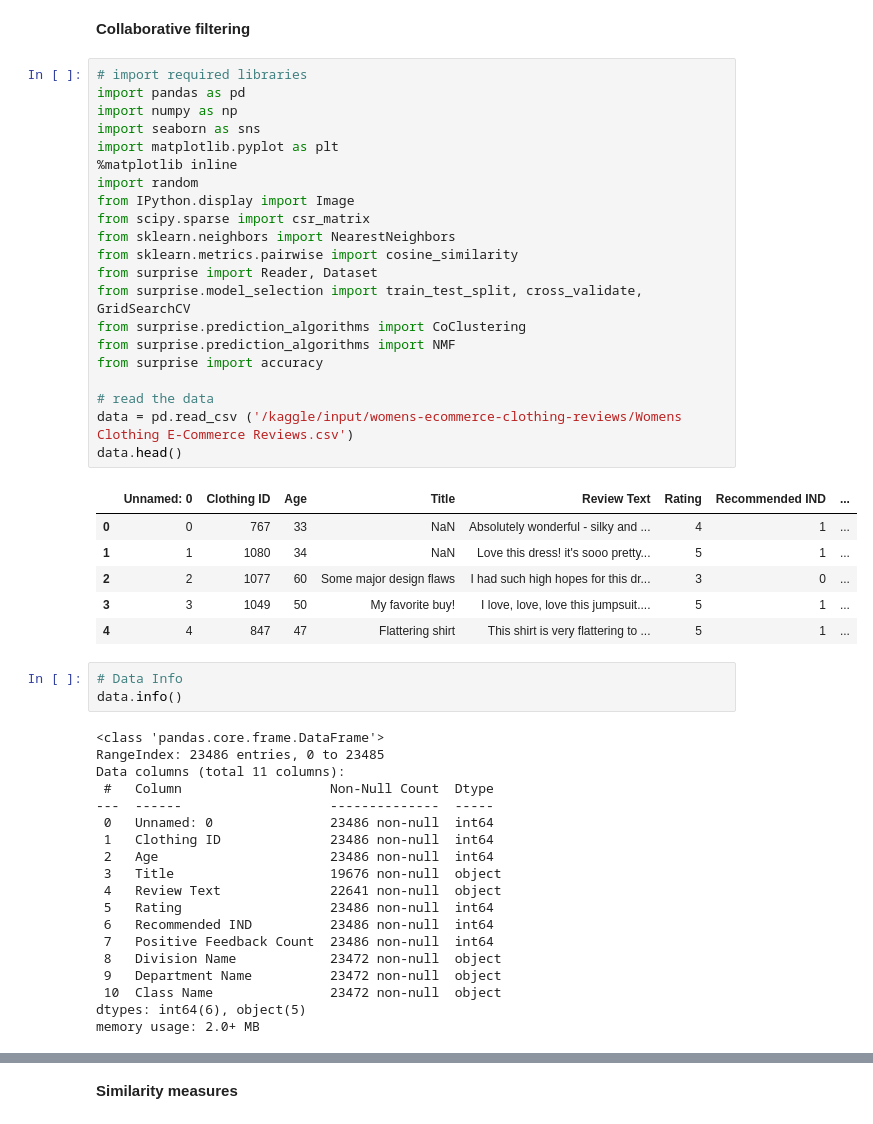
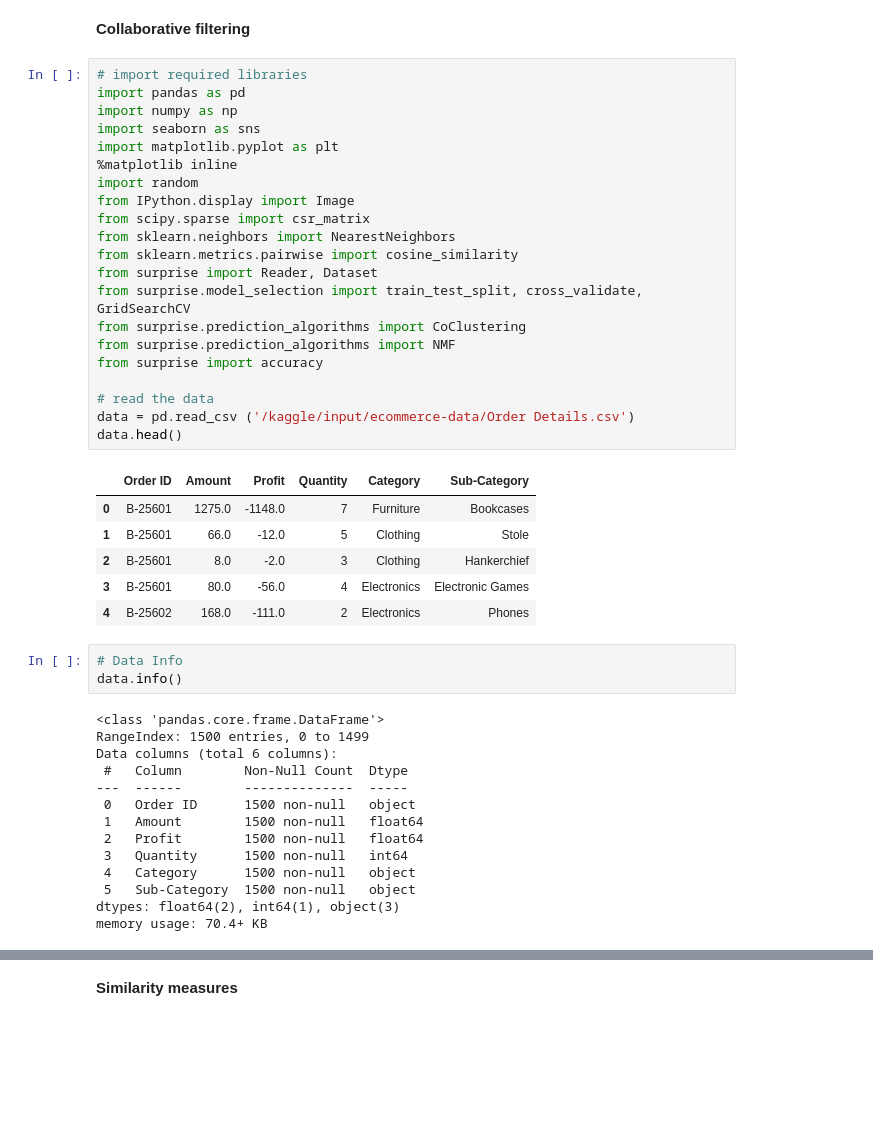
Before and after one commit to AleksandrMorozov123/Deep-learning-for-NLP, a Jupyter notebook: recommender-systems.ipynb, the cells around one changed output, grey strips where cells are left out. Cells and saved outputs as stored; diff of their text form; blank space fills up the shorter version.

```diff
--- a/recommender-systems.ipynb
+++ b/recommender-systems.ipynb
@@ -25,53 +25,48 @@ for dirname, _, filenames in os.walk('/kaggle/input'):
 # %%
 # import required libraries
 import pandas as pd
 import numpy as np
 import seaborn as sns
 import matplotlib.pyplot as plt
 %matplotlib inline
 import random
 from IPython.display import Image
 from scipy.sparse import csr_matrix
 from sklearn.neighbors import NearestNeighbors
 from sklearn.metrics.pairwise import cosine_similarity
 from surprise import Reader, Dataset
 from surprise.model_selection import train_test_split, cross_validate, GridSearchCV
 from surprise.prediction_algorithms import CoClustering
 from surprise.prediction_algorithms import NMF
 from surprise import accuracy
 
 # read the data
-data = pd.read_csv ('/kaggle/input/womens-ecommerce-clothing-reviews/Womens Clothing E-Commerce Reviews.csv')
+data = pd.read_csv ('/kaggle/input/ecommerce-data/Order Details.csv')
 data.head()
 # %% [output]
-|  | Unnamed: 0 | Clothing ID | Age | Title | Review Text | Rating | Recommended IND | ... |
-| 0 | 0 | 767 | 33 | NaN | Absolutely wonderful - silky and ... | 4 | 1 | ... |
-| 1 | 1 | 1080 | 34 | NaN | Love this dress! it's sooo pretty... | 5 | 1 | ... |
-| 2 | 2 | 1077 | 60 | Some major design flaws | I had such high hopes for this dr... | 3 | 0 | ... |
-| 3 | 3 | 1049 | 50 | My favorite buy! | I love, love, love this jumpsuit.... | 5 | 1 | ... |
-| 4 | 4 | 847 | 47 | Flattering shirt | This shirt is very flattering to ... | 5 | 1 | ... |
+|  | Order ID | Amount | Profit | Quantity | Category | Sub-Category |
+| 0 | B-25601 | 1275.0 | -1148.0 | 7 | Furniture | Bookcases |
+| 1 | B-25601 | 66.0 | -12.0 | 5 | Clothing | Stole |
+| 2 | B-25601 | 8.0 | -2.0 | 3 | Clothing | Hankerchief |
+| 3 | B-25601 | 80.0 | -56.0 | 4 | Electronics | Electronic Games |
+| 4 | B-25602 | 168.0 | -111.0 | 2 | Electronics | Phones |
 # %%
 # Data Info
 data.info()
 # %% [output]
 <class 'pandas.core.frame.DataFrame'>
-RangeIndex: 23486 entries, 0 to 23485
-Data columns (total 11 columns):
- #   Column                   Non-Null Count  Dtype
----  ------                   --------------  -----
- 0   Unnamed: 0               23486 non-null  int64
- 1   Clothing ID              23486 non-null  int64
- 2   Age                      23486 non-null  int64
- 3   Title                    19676 non-null  object
- 4   Review Text              22641 non-null  object
- 5   Rating                   23486 non-null  int64
- 6   Recommended IND          23486 non-null  int64
- 7   Positive Feedback Count  23486 non-null  int64
- 8   Division Name            23472 non-null  object
- 9   Department Name          23472 non-null  object
- 10  Class Name               23472 non-null  object
-dtypes: int64(6), object(5)
-memory usage: 2.0+ MB
+RangeIndex: 1500 entries, 0 to 1499
+Data columns (total 6 columns):
+ #   Column        Non-Null Count  Dtype
+---  ------        --------------  -----
+ 0   Order ID      1500 non-null   object
+ 1   Amount        1500 non-null   float64
+ 2   Profit        1500 non-null   float64
+ 3   Quantity      1500 non-null   int64
+ 4   Category      1500 non-null   object
+ 5   Sub-Category  1500 non-null   object
+dtypes: float64(2), int64(1), object(3)
+memory usage: 70.4+ KB
 # %%
 data.isnull().sum().sort_values(ascending=False)
 # %% [output]
```
Also changed, not shown: parts of 10 cells of this notebook.
